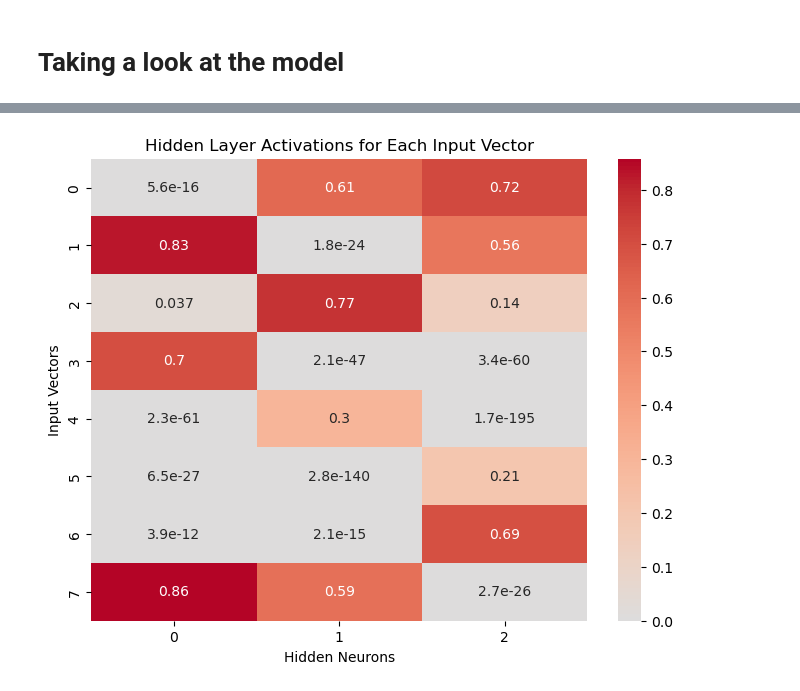
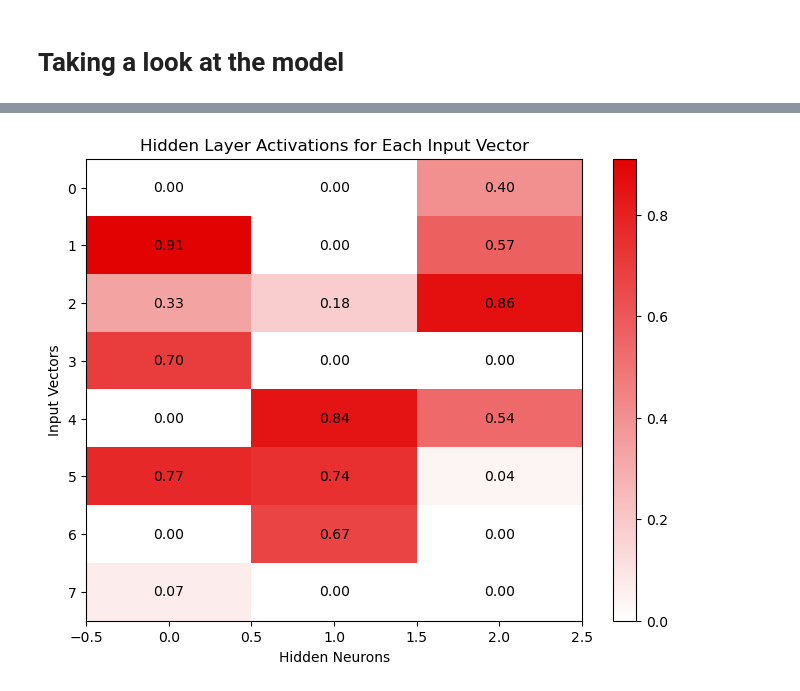
Before and after one commit to marcon21/aml_assignments, a Jupyter notebook: assignement1/assignment.ipynb, the cells around one changed output, grey strips where cells are left out. Cells and saved outputs as stored; diff of their text form; code cells hidden in the pictures.

Commit message:
init

```diff
--- a/assignement1/assignment.ipynb
+++ b/assignement1/assignment.ipynb
@@ -32,9 +74,14 @@ Every layer has a matrix rappresenting the weights, a vector rappresenting the b
 # %%
 class Layer():
     def __init__(self, input_s: int, output_s: int, activation: str):
-        self.weights = np.random.randn(input_s, output_s) * np.sqrt(1. / input_s)
-        self.biases = np.zeros((1, output_s))
+        self.input_s = input_s
+        self.output_s = output_s
         self.activation = activation
+        self.init_weights()
+
+    def init_weights(self):
+        self.weights = np.random.randn(self.input_s, self.output_s) * np.sqrt(1. / self.input_s)
+        self.biases = np.zeros((1, self.output_s))
 
     def forward(self, x):
         x = x.reshape(1, self.weights.shape[0])
@@ -118,5 +172,5 @@ layers = [
 ]
 
 nn = NN(layers = layers, lr = 0.2)
-nn.train(X, 10000)
+nn.train(X, 10000, verbose=True)
 # %% [output]
@@ -203,0 +253,13 @@ plt.show()
+# %%
+import seaborn as sns
+
+for i in range(len(layers)):
+    weights_with_biases = np.concatenate(
+        [nn.layers[i].biases, nn.layers[i].weights], axis=0
+    )
+    plt.figure(figsize=(8, 6))
+    sns.heatmap(weights_with_biases.T, cmap="coolwarm", annot=True, fmt=".2f", center=0)
+    plt.title("Layer " + str(i + 1))
+    plt.xlabel("Neurons of the current layer")
+    plt.ylabel("Neurons of the next layer")
+    plt.show()
@@ -204,16 +286,32 @@ plt.show()
 # %%
 hidden_activations = []
 for i in range(8):
     hidden_value = nn.layers[0].forward(X[i])
     hidden_activations.append(hidden_value)
 
-hidden_activations = np.array(hidden_activations).reshape(8, HIDDENT_LAYER_SIZE)
+hidden_activations = np.array(hidden_activations).reshape(8, HIDDENT_LAYER_SIZE).round(2)
+
+
+cmap = LinearSegmentedColormap.from_list("white_red", ["white", "#e30202"])
 
 plt.figure(figsize=(8, 6))
-sns.heatmap(hidden_activations, annot=True, cmap="coolwarm", cbar=True, center=0)
+plt.imshow(hidden_activations, aspect="auto", cmap=cmap)
+
+for i in range(hidden_activations.shape[0]):
+    for j in range(hidden_activations.shape[1]):
+        plt.text(
+            j,
+            i,
+            f"{hidden_activations[i, j]:.2f}",
+            ha="center",
+            va="center",
+            color="black",
+        )
+
+plt.colorbar()
 plt.xlabel("Hidden Neurons")
 plt.ylabel("Input Vectors")
 plt.title("Hidden Layer Activations for Each Input Vector")
 plt.show()
 # %% [output]
-[figure, old version]
+[figure, new version]
```
Also changed, not shown: parts of 17 cells of this notebook, 4 other files.
